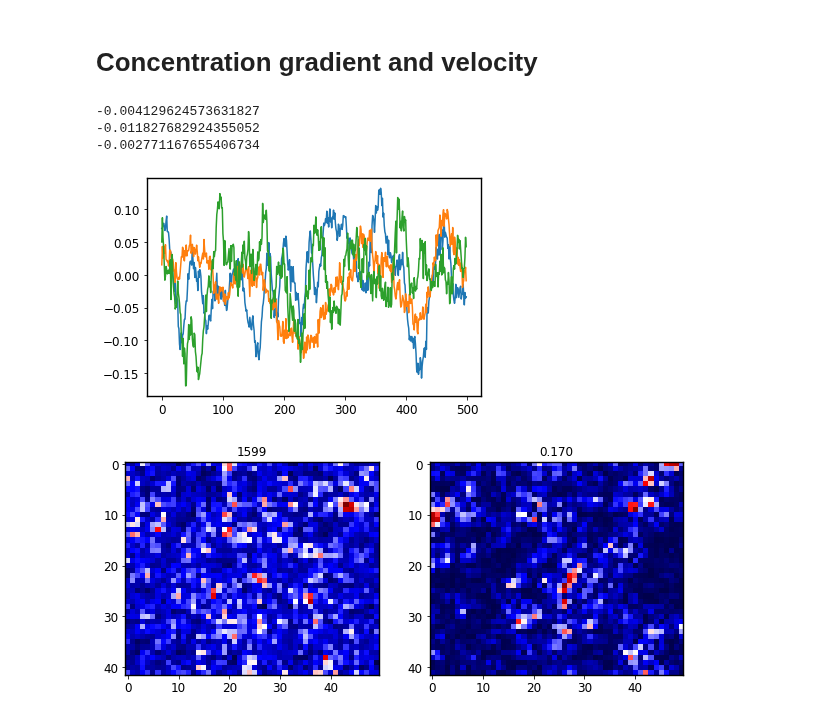
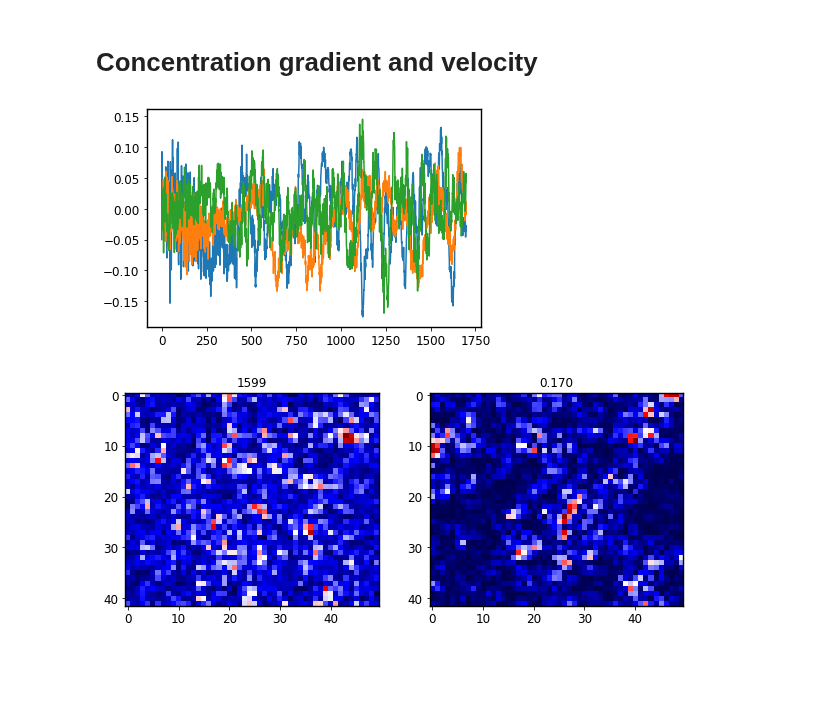
Before and after one commit to ZLoverty/Python, a Jupyter notebook: Correlation/src/fig-4_fields-8.ipynb, the cells around one changed output. Drawn from its saved outputs; the diff is of its cells as text; code cells hidden in the pictures; blank space fills up the shorter version.

```diff
--- a/Correlation/src/fig-4_fields-8.ipynb
+++ b/Correlation/src/fig-4_fields-8.ipynb
@@ -12,15 +12,12 @@ corr = np.load(os.path.join(folder, 'corr_evolution.npy'))
 # %%
 for n in [2, 5, 8]:
     folder = r'D:\density_fluctuations\08032020\concgrad_velocity\{:02d}'.format(n)
     corr = np.load(os.path.join(folder, 'corr_evolution.npy'))
     t = np.array(range(0, len(corr)))
-    plt.plot(corr[t>1300])
-    print(corr[t>1300].mean())
+    plt.plot(corr[t>100])
+#     print(corr[t>1300].mean())
 # %% [output]
--0.004129624573631827
--0.011827682924355052
--0.002771167655406734
-[figure, old version]
+[figure, new version]
 # %%
 folder = r'D:\density_fluctuations\08032020\concgrad_velocity\07'
 corr_field = np.load(os.path.join(folder, 'corr_whole.npy'))
```
Also changed, not shown: 1 other file.
